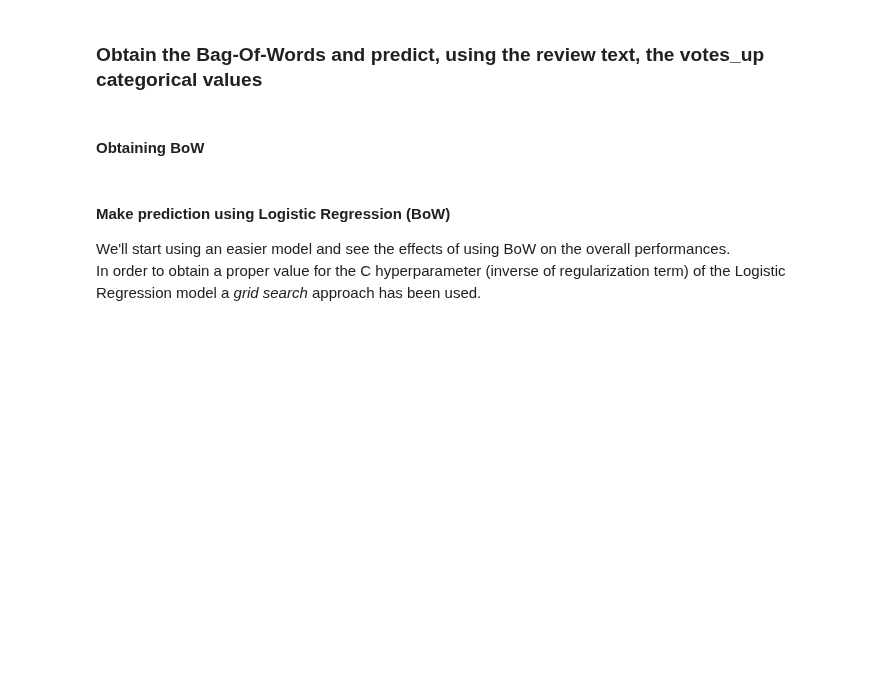
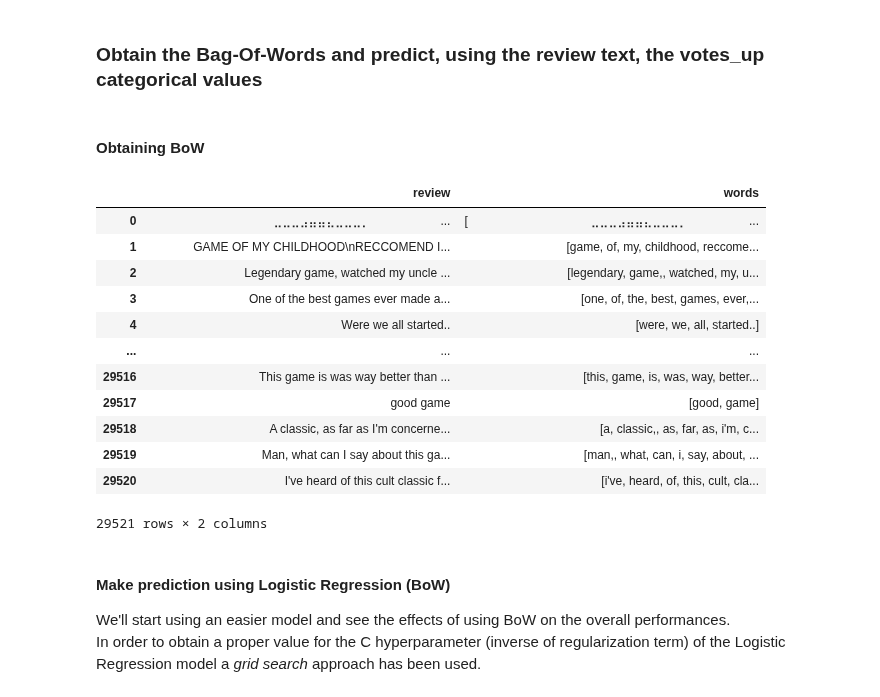
Before and after one commit to Amatofrancesco99/dsbda2022, a Jupyter notebook: notebooks/hypotheses/distributed/5th.ipynb, the cells around one changed output. Drawn from its saved outputs; the diff is of its cells as text; code cells hidden in the pictures; blank space fills up the shorter version.

```diff
--- a/notebooks/hypotheses/distributed/5th.ipynb
+++ b/notebooks/hypotheses/distributed/5th.ipynb
@@ -121,3 +133,22 @@ y = restricted_df.y
 ### Obtain the Bag-Of-Words and predict, using the review text, the votes_up categorical values
 # %% [markdown]
 #### Obtaining BoW
+# %%
+# Tokenization - break review text into list of its individual terms (words in this case)
+tokenizer = Tokenizer(inputCol='review', outputCol='words')
+wordsData = tokenizer.transform(restricted_df.to_spark())
+wordsData[['review', 'words', 'useful']].toPandas()
+# %% [output]
+|  | review | words |
+| 0 | ⠀⠀⠀⠀⠀⠀⠀⠀⠀⠀⠀⠀⠀⠀⣀⣀⣀⣠⣤⣤⣄⣀⣀⣀⡀⠀⠀⠀⠀⠀⠀⠀⠀... | [⠀⠀⠀⠀⠀⠀⠀⠀⠀⠀⠀⠀⠀⠀⣀⣀⣀⣠⣤⣤⣄⣀⣀⣀⡀⠀⠀⠀⠀⠀⠀⠀... |
+| 1 | GAME OF MY CHILDHOOD\nRECCOMEND I... | [game, of, my, childhood, reccome... |
+| 2 | Legendary game, watched my uncle ... | [legendary, game,, watched, my, u... |
+| 3 | One of the best games ever made a... | [one, of, the, best, games, ever,... |
+| 4 | Were we all started.. | [were, we, all, started..] |
+| ... | ... | ... |
+| 29516 | This game is was way better than ... | [this, game, is, was, way, better... |
+| 29517 | good game | [good, game] |
+| 29518 | A classic, as far as I'm concerne... | [a, classic,, as, far, as, i'm, c... |
+| 29519 | Man, what can I say about this ga... | [man,, what, can, i, say, about, ... |
+| 29520 | I've heard of this cult classic f... | [i've, heard, of, this, cult, cla... |
+29521 rows × 2 columns
```
Also changed, not shown: parts of 9 cells of this notebook.
